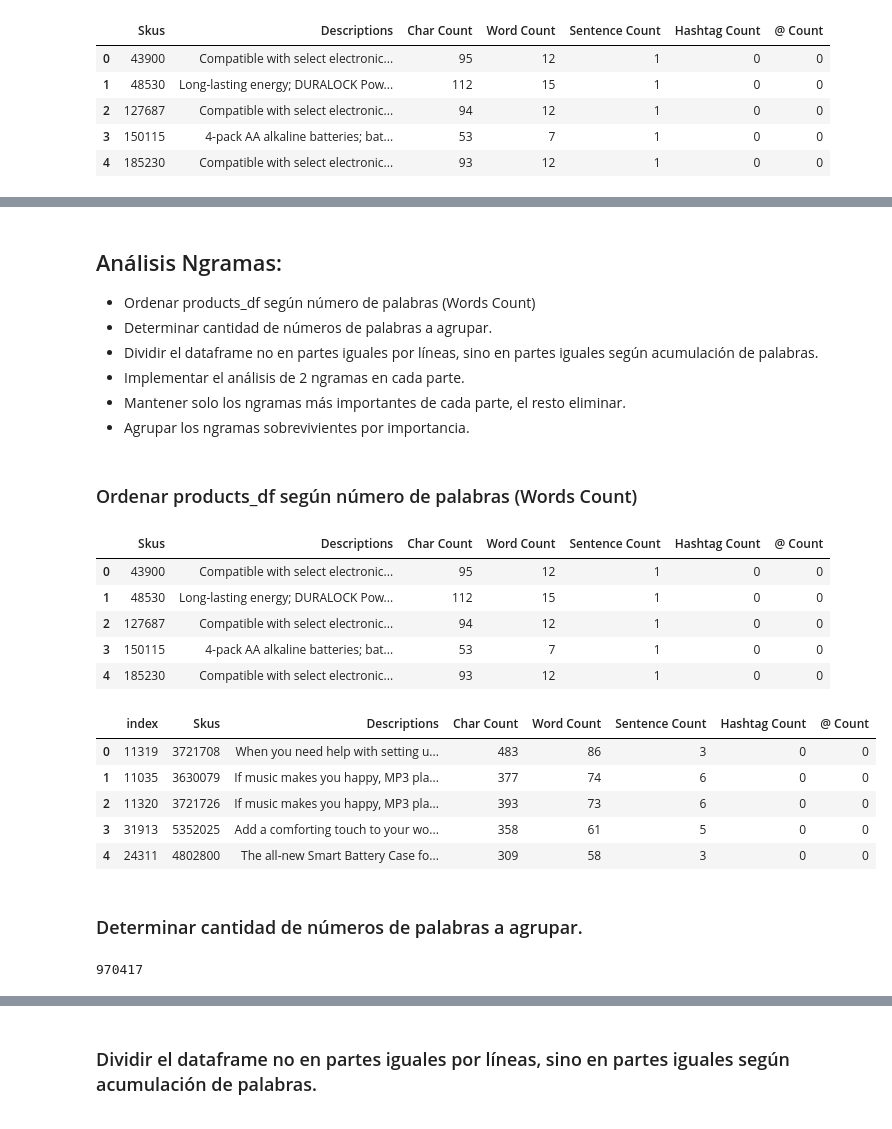
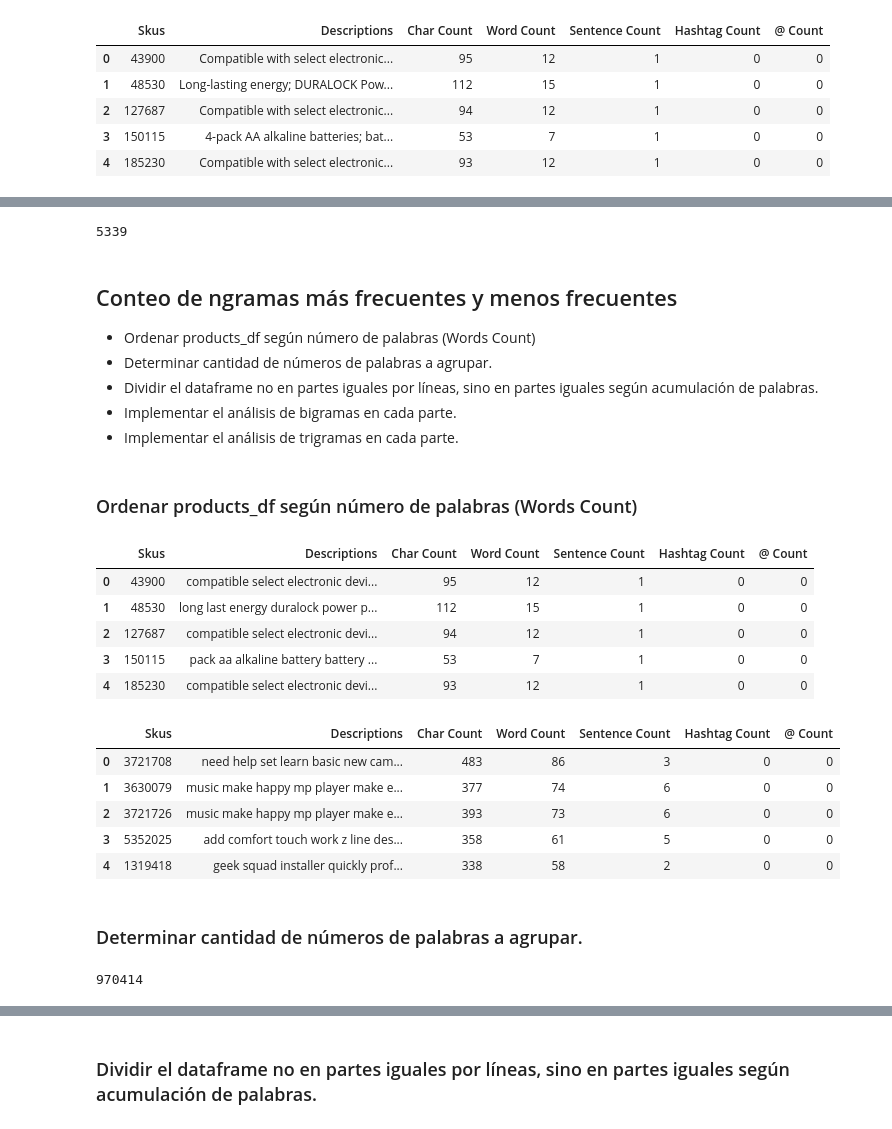
Before and after one commit to christian180492/e_commerce_categorization, a Jupyter notebook: EDA.ipynb, the cells around one changed output, grey strips where cells are left out. Drawn from its saved outputs; the diff is of its cells as text; code cells hidden in the pictures.

```diff
--- a/EDA.ipynb
+++ b/EDA.ipynb
@@ -245,6 +309,6 @@ products_df.to_csv('dataset/products_normalized.csv',index=False)
 # %%
 # leemos para no tener que pasar por lo mismo.
-products_df = pd.read_csv('dataset/products_normalized.csv')
-products_df.head()
+products_descri_df = pd.read_csv('dataset/prod_descri_normalized.csv')
+products_descri_df.head()
 # %% [output]
 |  | Skus | Descriptions | Char Count | Word Count | Sentence Count | Hashtag Count | @ Count |
@@ -392,40 +428,44 @@ plt.show()
+# %%
+len(least_common_df[least_common_df['Count']==1])
+# Existen 5339 palabras que solo se repiten una sola vez en todas las descripciones juntas.
+# %% [output]
+5339
 # %% [markdown]
-## Análisis Ngramas:
+## Conteo de ngramas más frecuentes y menos frecuentes
 * Ordenar products_df según número de palabras (Words Count)
 * Determinar cantidad de números de palabras a agrupar.
 * Dividir el dataframe no en partes iguales por líneas, sino en partes iguales según acumulación de palabras.
-* Implementar el análisis de 2 ngramas en cada parte.
-* Mantener solo los ngramas más importantes de cada parte, el resto eliminar.
-* Agrupar los ngramas sobrevivientes por importancia.
+* Implementar el análisis de bigramas en cada parte.
+* Implementar el análisis de trigramas en cada parte.
 # %% [markdown]
 ### Ordenar products_df según número de palabras (Words Count)
 # %%
-products_df.head()
+products_descri_df.head()
 # %% [output]
 |  | Skus | Descriptions | Char Count | Word Count | Sentence Count | Hashtag Count | @ Count |
-| 0 | 43900 | Compatible with select electronic... | 95 | 12 | 1 | 0 | 0 |
-| 1 | 48530 | Long-lasting energy; DURALOCK Pow... | 112 | 15 | 1 | 0 | 0 |
-| 2 | 127687 | Compatible with select electronic... | 94 | 12 | 1 | 0 | 0 |
-| 3 | 150115 | 4-pack AA alkaline batteries; bat... | 53 | 7 | 1 | 0 | 0 |
-| 4 | 185230 | Compatible with select electronic... | 93 | 12 | 1 | 0 | 0 |
+| 0 | 43900 | compatible select electronic devi... | 95 | 12 | 1 | 0 | 0 |
+| 1 | 48530 | long last energy duralock power p... | 112 | 15 | 1 | 0 | 0 |
+| 2 | 127687 | compatible select electronic devi... | 94 | 12 | 1 | 0 | 0 |
+| 3 | 150115 | pack aa alkaline battery battery ... | 53 | 7 | 1 | 0 | 0 |
+| 4 | 185230 | compatible select electronic devi... | 93 | 12 | 1 | 0 | 0 |
 # %%
-products_df.sort_values('Word Count', inplace=True, ascending=False)
-products_df.reset_index(inplace=True)
-products_df.head()
+products_descri_df.sort_values('Word Count', inplace=True, ascending=False)
+products_descri_df.reset_index(inplace=True, drop=True)
+products_descri_df.head()
 # %% [output]
-|  | index | Skus | Descriptions | Char Count | Word Count | Sentence Count | Hashtag Count | @ Count |
-| 0 | 11319 | 3721708 | When you need help with setting u... | 483 | 86 | 3 | 0 | 0 |
-| 1 | 11035 | 3630079 | If music makes you happy, MP3 pla... | 377 | 74 | 6 | 0 | 0 |
-| 2 | 11320 | 3721726 | If music makes you happy, MP3 pla... | 393 | 73 | 6 | 0 | 0 |
-| 3 | 31913 | 5352025 | Add a comforting touch to your wo... | 358 | 61 | 5 | 0 | 0 |
-| 4 | 24311 | 4802800 | The all-new Smart Battery Case fo... | 309 | 58 | 3 | 0 | 0 |
+|  | Skus | Descriptions | Char Count | Word Count | Sentence Count | Hashtag Count | @ Count |
+| 0 | 3721708 | need help set learn basic new cam... | 483 | 86 | 3 | 0 | 0 |
+| 1 | 3630079 | music make happy mp player make e... | 377 | 74 | 6 | 0 | 0 |
+| 2 | 3721726 | music make happy mp player make e... | 393 | 73 | 6 | 0 | 0 |
+| 3 | 5352025 | add comfort touch work z line des... | 358 | 61 | 5 | 0 | 0 |
+| 4 | 1319418 | geek squad installer quickly prof... | 338 | 58 | 2 | 0 | 0 |
 # %% [markdown]
 ### Determinar cantidad de números de palabras a agrupar.
 # %%
-tot_palabras = products_df['Word Count'].sum()
+tot_palabras = products_descri_df['Word Count'].sum()
 tot_palabras
 # %% [output]
-970417
+970414
 # %%
 target_palabras = tot_palabras//8
 target_palabras
```
Also changed, not shown: parts of 113 cells of this notebook, 5 other files.
